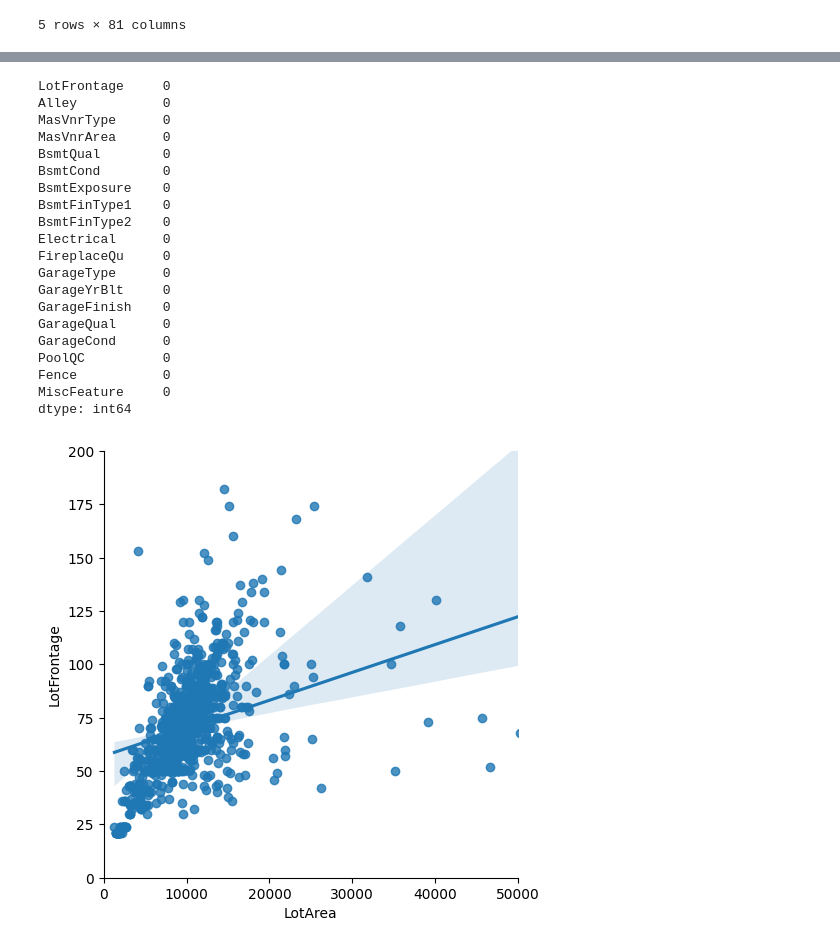
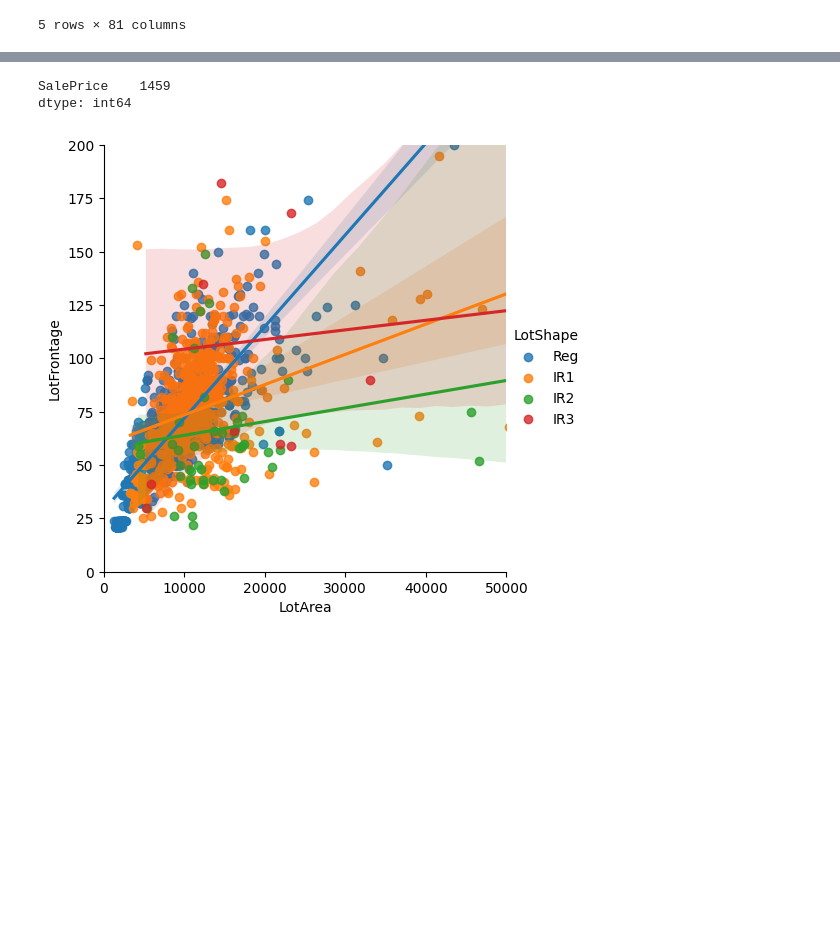
Before and after one commit to stephanie-yz/House-Prices, a Jupyter notebook: 01 Data Cleaning.ipynb, the cells around one changed output, grey strips where cells are left out. Saved outputs shown, nothing was run; the diff lists cells and outputs as text; code cells hidden in the pictures; blank space fills up the shorter version.

Commit message:
merge test and train and clean simultaneously

```diff
--- a/01 Data Cleaning.ipynb
+++ b/01 Data Cleaning.ipynb
@@ -22,5 +21,8 @@ pd.options.display.max_rows = 100
 ### load data
 train_raw = pd.read_csv('train.csv')
 test_raw = pd.read_csv('test.csv')
+
+## merge in to one table for data cleaning
+alldata_raw = pd.concat([train_raw, test_raw]).reset_index(drop=True)
 # %%
 ### preview data
@@ -99,61 +98,48 @@ dtype: int64
 # %%
 ### remove NaN
 ## fixed value na fill
-nan_fill_fixed = {'Alley':'NoAlley', 'MasVnrType':'NoMasVnr', 'MasVnrArea':0, 'BsmtQual':'NoBsmt', 'BsmtCond':'NoBsmt',
-                  'BsmtExposure':'NoBsmt', 'BsmtFinType1':'NoBsmt', 'BsmtFinType2':'NoBsmt',
-                  'Electrical':'SBrkr', 'FireplaceQu':'NoFire', 'GarageType':'NoGarage',
-                  'GarageYrBlt':0, 'GarageFinish':'NoGarage', 'GarageQual':'NoGarage',
-                  'GarageCond':'NoGarage', 'PoolQC':'NoPool', 'Fence':'NoFence', 'MiscFeature':'NoMisc'}
-train = train_raw.fillna(nan_fill_fixed)
+nan_fill_fixed = {'MSZoning':'RL', 'Alley':'NoAlley', 'Utilities':'AllPub', 'Exterior1st':'VinylSd', 'Exterior2nd':'VinylSd',
+                  'MasVnrType':'NoMasVnr', 'MasVnrArea':0, 'BsmtQual':'NoBsmt', 'BsmtCond':'NoBsmt', 'BsmtExposure':'NoBsmt',
+                  'BsmtFinType1':'NoBsmt', 'BsmtFinSF1':0,'BsmtFinType2':'NoBsmt', 'BsmtFinSF2':0, 'BsmtUnfSF':0,
+                  'TotalBsmtSF':0, 'Electrical':'SBrkr', 'BsmtFullBath':0, 'BsmtHalfBath':0, 'KitchenQual':'TA', 'Functional':'Typ',
+                  'FireplaceQu':'NoFire', 'GarageType':'NoGarage','GarageYrBlt':0, 'GarageFinish':'NoGarage', 'GarageCars':0,'GarageArea':0,
+                  'GarageQual':'NoGarage', 'GarageCond':'NoGarage', 'PoolQC':'NoPool', 'Fence':'NoFence', 'MiscFeature':'NoMisc','SaleType':'WD'}
+alldata = alldata_raw.fillna(nan_fill_fixed)
 
-## adhoc analysis
-# train.Electrical.value_counts()
-# train.MasVnrType.value_counts()
+## Adhoc analysis
+# for col in ('MSZoning', 'Utilities', 'Exterior1st', 'Exterior2nd', 'MasVnrType', 'Electrical', 'BsmtFullBath',
+#             'BsmtHalfBath','KitchenQual', 'Functional','SaleType'):
+#     print(alldata_raw[col].value_counts())
 
-## columns that need further investigation/shouldn't have fixed replacement:
+## Columns that need further investigation/shouldn't have fixed replacement:
 ## LotFrontage - LotArea and Lot Frontage approx linear relationship below <15k, for 15k+ LotArea, just use average Lot Frontage
-g = sns.lmplot(data=train, x='LotArea', y='LotFrontage')
+g = sns.lmplot(data=alldata, x='LotArea', y='LotFrontage', hue='LotShape')
 g.set(xlim=(0,50000), ylim=(0,200))
 
-train_lotareafrontage = train[train['LotArea'] <= 15000].dropna(subset=['LotArea', 'LotFrontage'])
-lotareafrontage_lm = LinearRegression().fit(train_lotareafrontage['LotArea'].values.reshape(-1, 1),
-                                            train_lotareafrontage['LotFrontage'].values)
-lotareafrontage_over20k = train[train['LotArea'] > 15000].LotFrontage.mean()
+alldata_lotareafrontage = alldata[alldata['LotArea'] <= 15000][['LotArea', 'LotFrontage']].dropna(subset=['LotArea', 'LotFrontage'])
+lotareafrontage_lm = LinearRegression().fit(alldata_lotareafrontage['LotArea'].values.reshape(-1, 1),
+                                            alldata_lotareafrontage['LotFrontage'].values)
+lotareafrontage_over20k = alldata[alldata['LotArea'] > 15000].LotFrontage.mean()
 
-for i, row in train.iterrows():
-    if train.LotFrontage.isna().iloc[i]:
-        train.at[i, 'LotFrontage_NA'] = True
-        if train.LotArea.iloc[i] <= 15000:
-            lm_pred = lotareafrontage_lm.predict(np.array(row['LotArea']).reshape(1, -1))
-            train.at[i, 'LotFrontage'] = lm_pred
+for i in range(len(alldata)):
+    if pd.isna(alldata.iloc[i]['LotFrontage']):
+        alldata.at[i, 'LotFrontage_NA'] = True
+        if alldata.iloc[i]['LotArea'] <= 15000:
+            lm_pred = lotareafrontage_lm.predict(np.array(alldata.iloc[i]['LotArea']).reshape(1, -1))
+            alldata.at[i, 'LotFrontage'] = lm_pred[0]
         else:
-            train.at[i, 'LotFrontage'] = lotareafrontage_over20k
+            alldata.at[i, 'LotFrontage'] = lotareafrontage_over20k
     else:
-        train.at[i, 'LotFrontage_NA'] = False
+        alldata.at[i, 'LotFrontage_NA'] = False
 
-sns.relplot(data=train, kind='scatter', x='LotArea', y='LotFrontage', hue='LotFrontage_NA', alpha=0.5)
+g=sns.relplot(data=alldata, kind='scatter', x='LotArea', y='LotFrontage', hue='LotFrontage_NA', alpha=0.5)
+g.set(xlim=(0,50000), ylim=(0,200))
+
 
 ## check all NaN have been removed
-print(train[cols_w_nan].isna().sum())
+cols_w_nan = alldata.columns[alldata.isna().any()]
+print(alldata[cols_w_nan].isna().sum())
 # %% [output]
-LotFrontage     0
-Alley           0
-MasVnrType      0
-MasVnrArea      0
-BsmtQual        0
-BsmtCond        0
-BsmtExposure    0
-BsmtFinType1    0
-BsmtFinType2    0
-Electrical      0
-FireplaceQu     0
-GarageType      0
-GarageYrBlt     0
-GarageFinish    0
-GarageQual      0
-GarageCond      0
-PoolQC          0
-Fence           0
-MiscFeature     0
+SalePrice    1459
 dtype: int64
-[figure, old version]
+[figure, new version]
```
Also changed, not shown: parts of 9 cells of this notebook.
